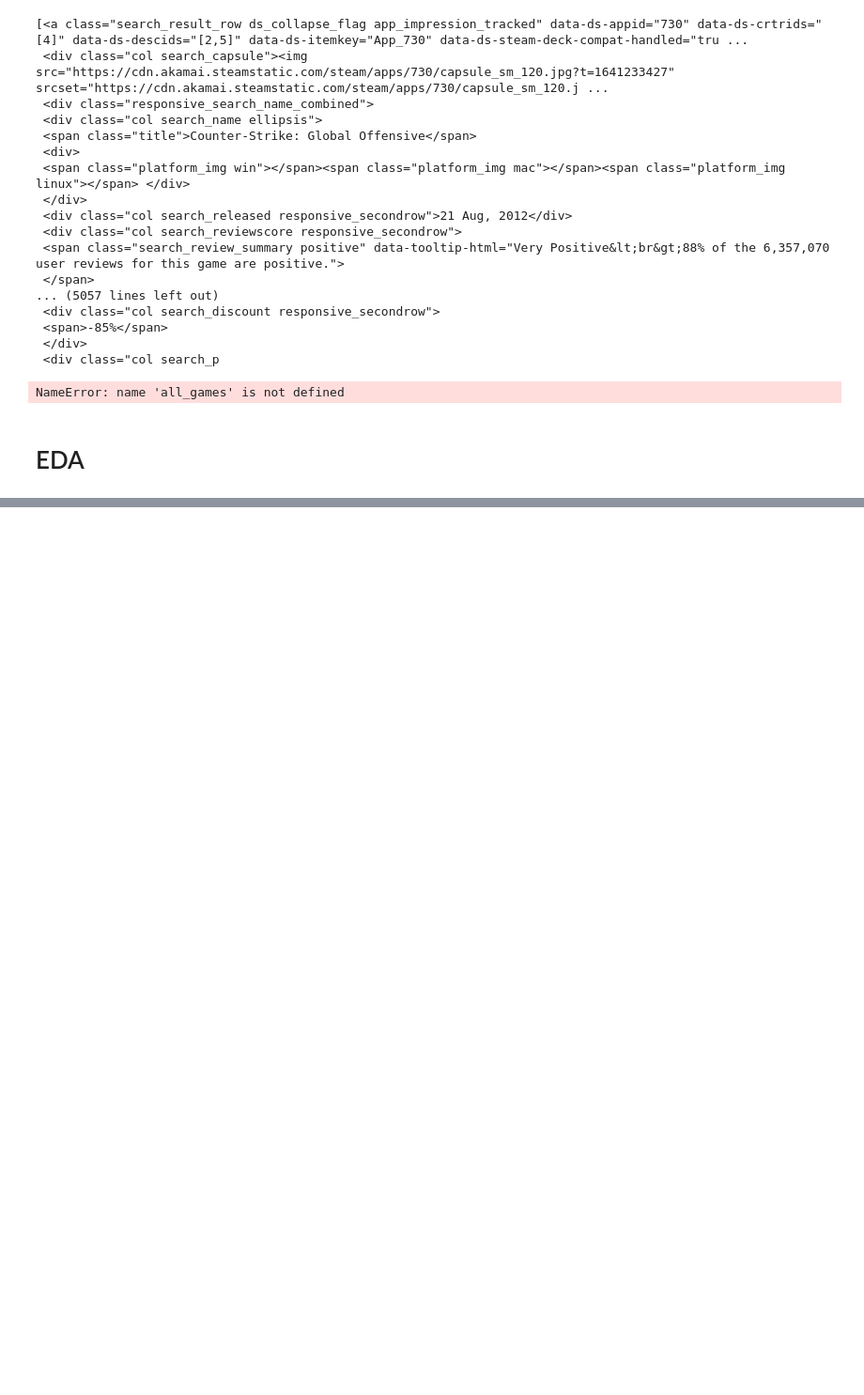
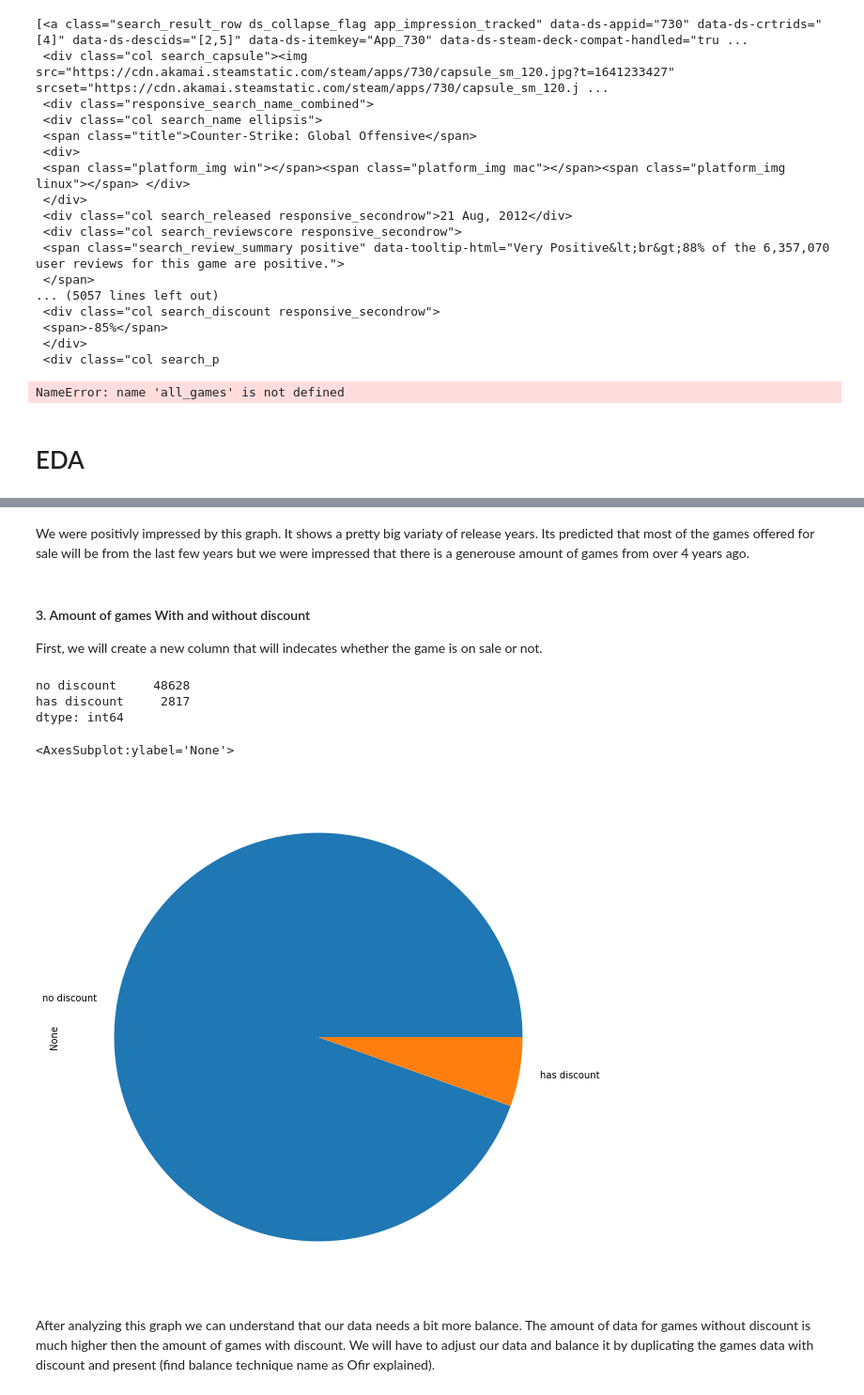
Before and after one commit to YuvalAvishid/Game_Discount_Predictor, a Jupyter notebook: Game_On_Sale.ipynb, the cells around one changed output, grey strips where cells are left out. Shown at 94% size. Drawn from its saved outputs; the diff is of its cells as text; code cells hidden in the pictures; blank space fills up the shorter version.

```diff
--- a/Game_On_Sale.ipynb
+++ b/Game_On_Sale.ipynb
@@ -429,0 +437,6 @@ NameError: name 'all_games' is not defined
+# %%
+def amount_of_discounts(df):
+    no_discound_sum = (df['discount'] == 0).sum()
+    with_discound_sum = (df['discount'] != 0).sum()
+
+    return pd.Series(data={'no discount': no_discound_sum, 'has discount': with_discound_sum})
@@ -429,0 +525,24 @@ NameError: name 'all_games' is not defined
+# %% [markdown]
+We were positivly impressed by this graph. It shows a pretty big variaty of release years.
+Its predicted that most of the games offered for sale will be from the last few years but we were impressed that there is a generouse amount of games from over 4 years ago.
+# %% [markdown]
+#### 3. Amount of games With and without discount
+
+First, we will create a new column that will indecates whether the game is on sale or not.
+# %%
+fig, axes = plt.subplots(1,1, figsize=(30,10))
+
+sr_freq_directors = amount_of_discounts(new_df)
+print (sr_freq_directors)
+
+sr_freq_directors.plot(kind='pie', ax=axes)
+# %% [output]
+no discount     48628
+has discount     2817
+dtype: int64
+<AxesSubplot:ylabel='None'>
+[figure, added]
+# %% [markdown]
+After analyzing this graph we can understand that our data needs a bit more balance.
+The amount of data for games without discount is much higher then the amount of games with discount.
+We will have to adjust our data and balance it by duplicating the games data with discount and present (find balance technique name as Ofir explained).
```
Also changed, not shown: parts of 11 cells of this notebook.
